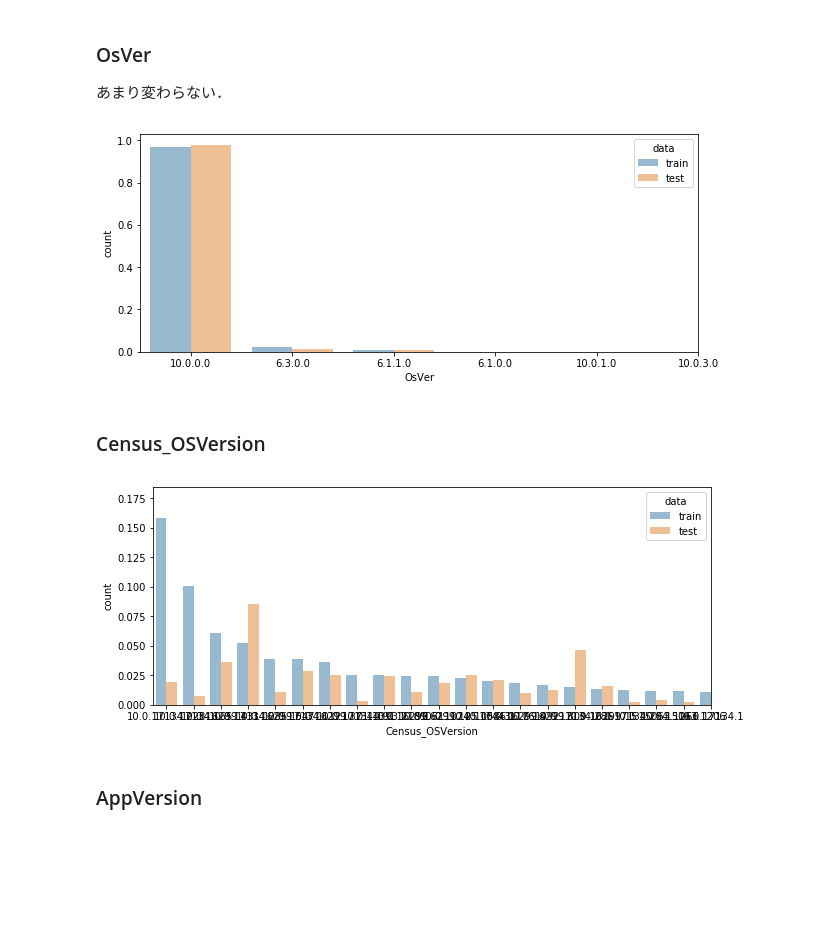
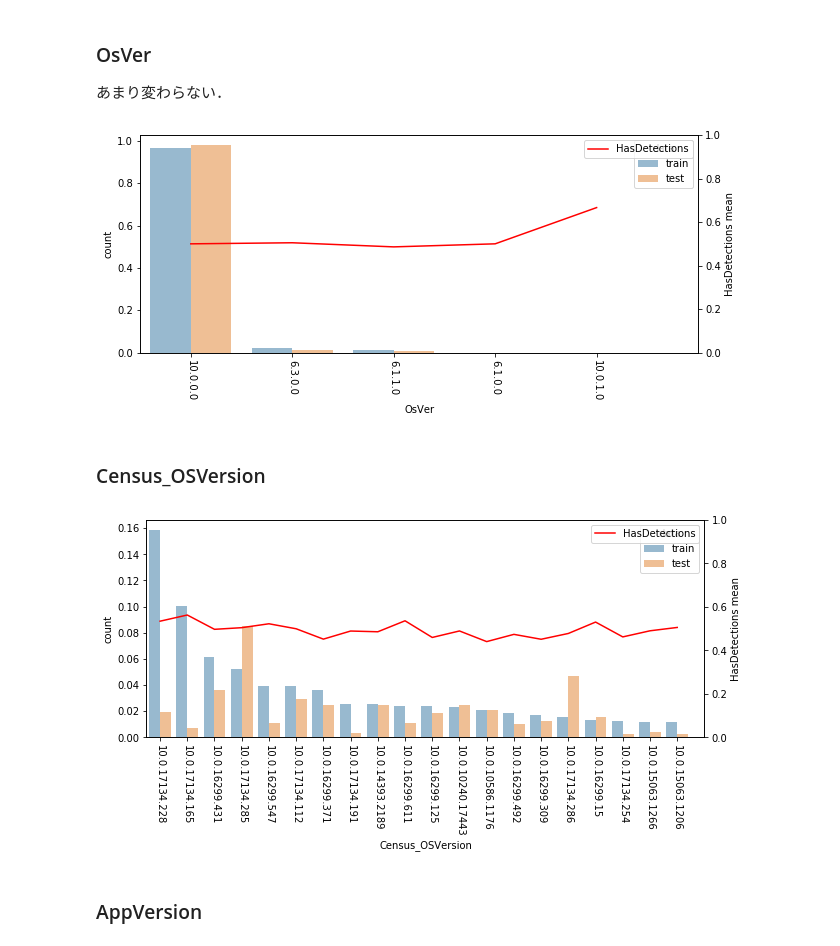
Before and after one commit to Yoshiki-Takahashi/kaggle_work, a Jupyter notebook: MalwarePrediction/notebook/EDA.ipynb, the cells around one changed output. Saved outputs shown, nothing was run; the diff lists cells and outputs as text; code cells hidden in the pictures; blank space fills up the shorter version.

```diff
--- a/MalwarePrediction/notebook/EDA.ipynb
+++ b/MalwarePrediction/notebook/EDA.ipynb
@@ -266,3 +214,3 @@ tools4kaggle.eda.train_test_dist(sample_df,test_df,'Census_OSBuildNumber')
 # %%
-tools4kaggle.eda.train_test_dist(sample_df,test_df,'SmartScreen')
+t4k.eda.train_test_dist(sample_df,test_df,'SmartScreen',target_name='HasDetections',disp_num=10)
 # %% [output]
@@ -271,12 +219,12 @@ tools4kaggle.eda.train_test_dist(sample_df,test_df,'SmartScreen')
 ### Census_ProcessorCoreCount
 あまり変わらない
 # %%
-tools4kaggle.eda.train_test_dist(sample_df,test_df,'Census_ProcessorCoreCount')
+t4k.eda.train_test_dist(sample_df,test_df,'Census_ProcessorCoreCount')
 # %% [output]
 [figure]
 # %% [markdown]
 ### Census_OSBranch
 少し差が出る．
 # %%
-tools4kaggle.eda.train_test_dist(sample_df,test_df,'Census_OSBranch',target_name='HasDetections')
+t4k.eda.train_test_dist(sample_df,test_df,'Census_OSBranch',target_name='HasDetections')
 # %% [output]
@@ -284,5 +232,5 @@ tools4kaggle.eda.train_test_dist(sample_df,test_df,'Census_OSBranch',target_name
 # %% [markdown]
 ### OsBuildLab
 # %%
-tools4kaggle.eda.train_test_dist(sample_df,test_df,'OsBuildLab',target_name='HasDetections',disp_num=80)
+t4k.eda.train_test_dist(sample_df,test_df,'OsBuildLab',target_name='HasDetections',disp_num=20)
 # %% [output]
@@ -293,15 +241,15 @@ tools4kaggle.eda.train_test_dist(sample_df,test_df,'OsBuildLab',target_name='Has
 ### OsVer
 あまり変わらない．
 # %%
-tools4kaggle.eda.train_test_dist(sample_df,test_df,'OsVer',disp_num=5)
+t4k.eda.train_test_dist(sample_df,test_df,'OsVer',target_name='HasDetections',disp_num=5)
 # %% [output]
-[figure, old version]
+[figure, new version]
 # %% [markdown]
 ### Census_OSVersion
 # %%
-tools4kaggle.eda.train_test_dist(sample_df,test_df,'Census_OSVersion',disp_num=20)
+t4k.eda.train_test_dist(sample_df,test_df,'Census_OSVersion',target_name='HasDetections',disp_num=20)
 # %% [output]
-[figure, old version]
+[figure, new version]
 # %%
 version_df = sample_df.loc[:,['AppVersion','EngineVersion','AvSigVersion','Census_OSVersion']]
 
```
Also changed, not shown: parts of 67 cells of this notebook, 7 other files.
